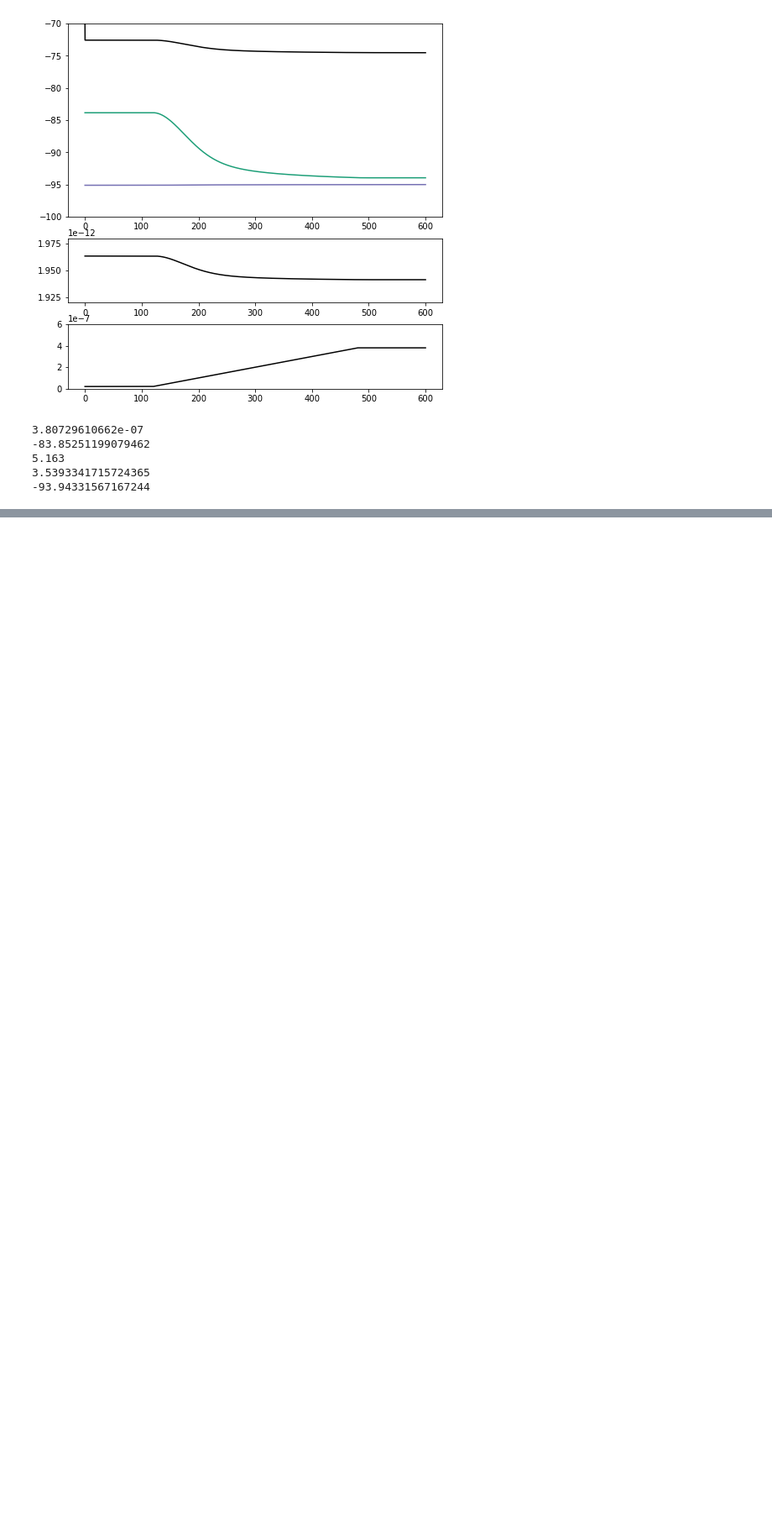
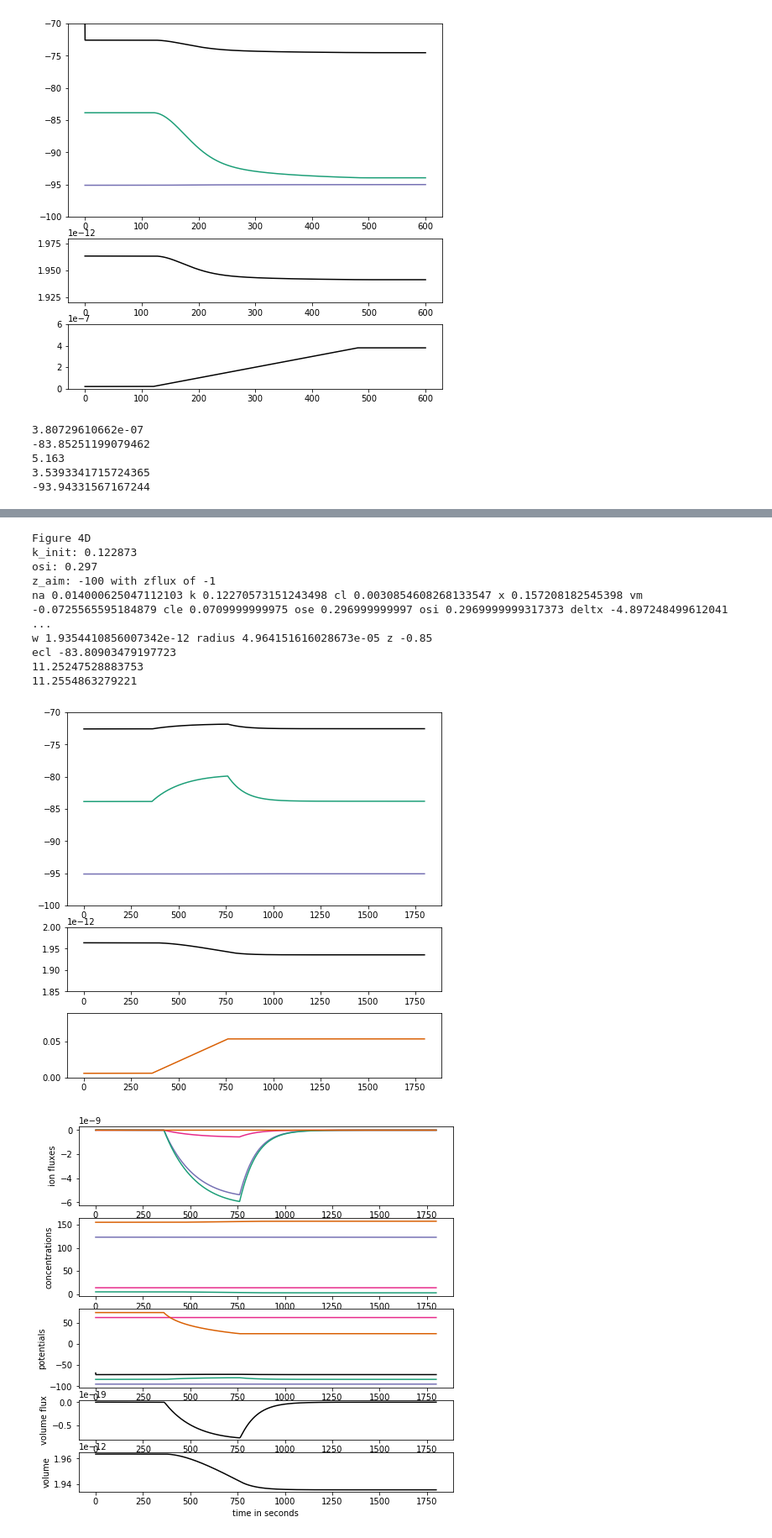
Before and after one commit to kiradust/model-of-neuronal-chloride-homeostasis, a Jupyter notebook: Supplement.ipynb, the cells around one changed output, grey strips where cells are left out. Shown at 84% size. Cells and saved outputs as stored; diff of their text form; code cells hidden in the pictures; blank space fills up the shorter version.

```diff
--- a/Supplement.ipynb
+++ b/Supplement.ipynb
@@ -318,0 +340,16 @@ ecl -85.47316423558043
+# %%
+from plotting import fluxplot
+import fig4
+fluxplot(fig4.f4d(),'flux.eps')
+# %% [output]
+Figure 4D
+k_init: 0.122873
+osi: 0.297
+z_aim: -100 with zflux of -1
+na 0.014000625047112103 k 0.12270573151243498 cl 0.0030854608268133547 x 0.157208182545398 vm -0.0725565595184879 cle 0.0709999999975 ose 0.296999999997 osi 0.2969999999317373 deltx -4.897248499612041 ...
+w 1.9354410856007342e-12 radius 4.964151616028673e-05 z -0.85
+ecl -83.80903479197723
+11.25247528883753
+11.2554863279221
+[figure, added]
+[figure, added]
```
Also changed, not shown: parts of 3 cells of this notebook, 4 other files.
